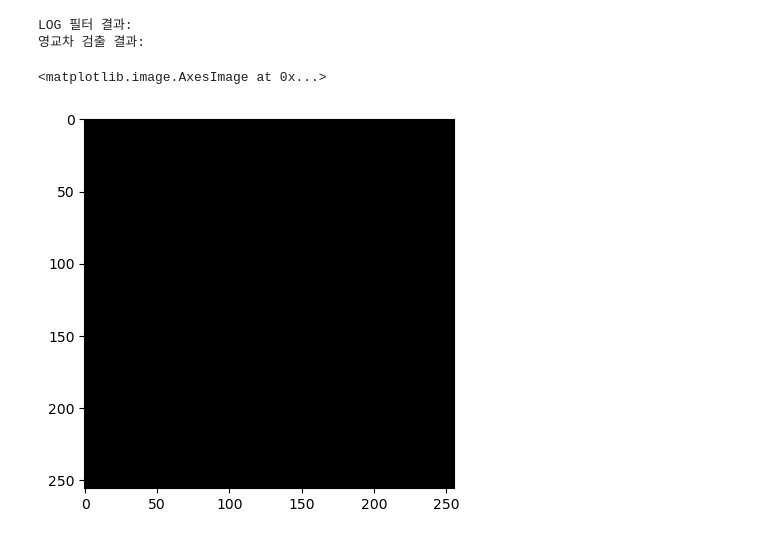
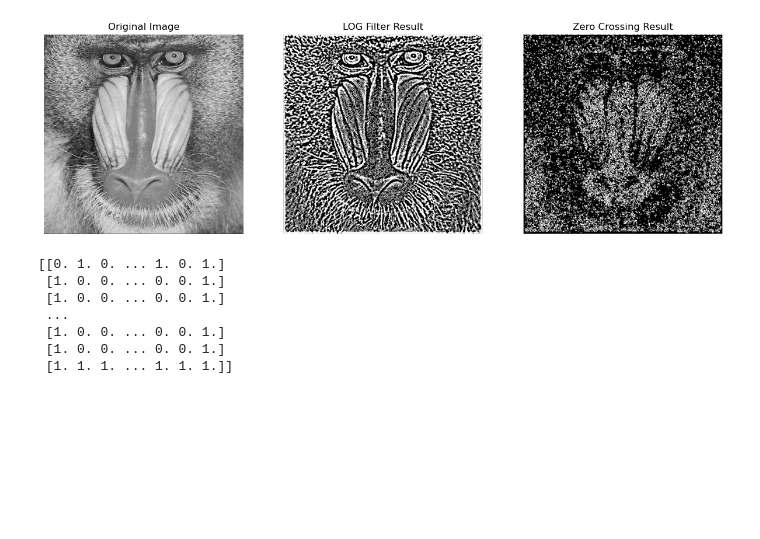
Before and after one commit to JHBaek0306/ImageProcess, a Jupyter notebook: Algorithms/marr-hildreth.ipynb, the cells around one changed output. Saved outputs shown, nothing was run; the diff lists cells and outputs as text; code cells hidden in the pictures; blank space fills up the shorter version.

```diff
--- a/Algorithms/marr-hildreth.ipynb
+++ b/Algorithms/marr-hildreth.ipynb
@@ -39,39 +39,57 @@ def zero_crossing(image, threshold=0):
         for j in range(1, padded_image.shape[1] - 1):
             region = padded_image[i-1:i+2, j-1:j+2]
             center_pixel = region[1, 1]
-            if ((center_pixel > 0 and np.any(region < 0)) or (center_pixel < 0 and np.any(region > 0))) and np.max(np.abs(region)) > threshold:
+            pairs = [
+                (region[1, 0], region[1, 2]),  # 동-서
+                (region[0, 1], region[2, 1]),  # 남-북
+                (region[0, 0], region[2, 2]),  # 북동-남서
+                (region[0, 2], region[2, 0])   # 북서-남동
+            ]
+
+            differences = [abs(p1 - p2) for p1, p2 in pairs]
+            max_diff = max(differences)
+
+            sign_changes = sum(np.sign(p1) != np.sign(p2) for p1, p2 in pairs)
+
+            if sign_changes >= 2 and max_diff > threshold:
                 zc_image[i-1, j-1] = 1
 
     return zc_image
 
 # 이미지를 불러오기
 image_path = './image/babbon.bmp'
 image = cv2.imread(image_path, cv2.IMREAD_GRAYSCALE)
 
 # LOG 필터 적용
-log_image = log_filter(image, sigma=1)
+log_image = log_filter(image, sigma=2)
 
 # 영교차 검출
-zc_image = zero_crossing(log_image, threshold=0.02)
+zc_image = zero_crossing(log_image, threshold=100)
 
 # 결과 출력
 fig, axs = plt.subplots(1, 3, figsize=(15, 5))
 
 axs[0].imshow(image, cmap='gray')
 axs[0].set_title("Original Image")
 axs[0].axis('off')
 
 axs[1].imshow(log_image, cmap='gray')
 axs[1].set_title("LOG Filter Result")
 axs[1].axis('off')
 
 axs[2].imshow(zc_image, cmap='gray')
 axs[2].set_title("Zero Crossing Result")
 axs[2].axis('off')
 
 plt.show()
+
+print(zc_image)
 # %% [output]
+[figure, new version]
-LOG 필터 결과:
-영교차 검출 결과:
+[[0. 1. 0. ... 1. 0. 1.]
+ [1. 0. 0. ... 0. 0. 1.]
+ [1. 0. 0. ... 0. 0. 1.]
+ ...
+ [1. 0. 0. ... 0. 0. 1.]
+ [1. 0. 0. ... 0. 0. 1.]
+ [1. 1. 1. ... 1. 1. 1.]]
-<matplotlib.image.AxesImage at 0x...>
-[figure, old version]
```
Also changed, not shown: 2 other files.
